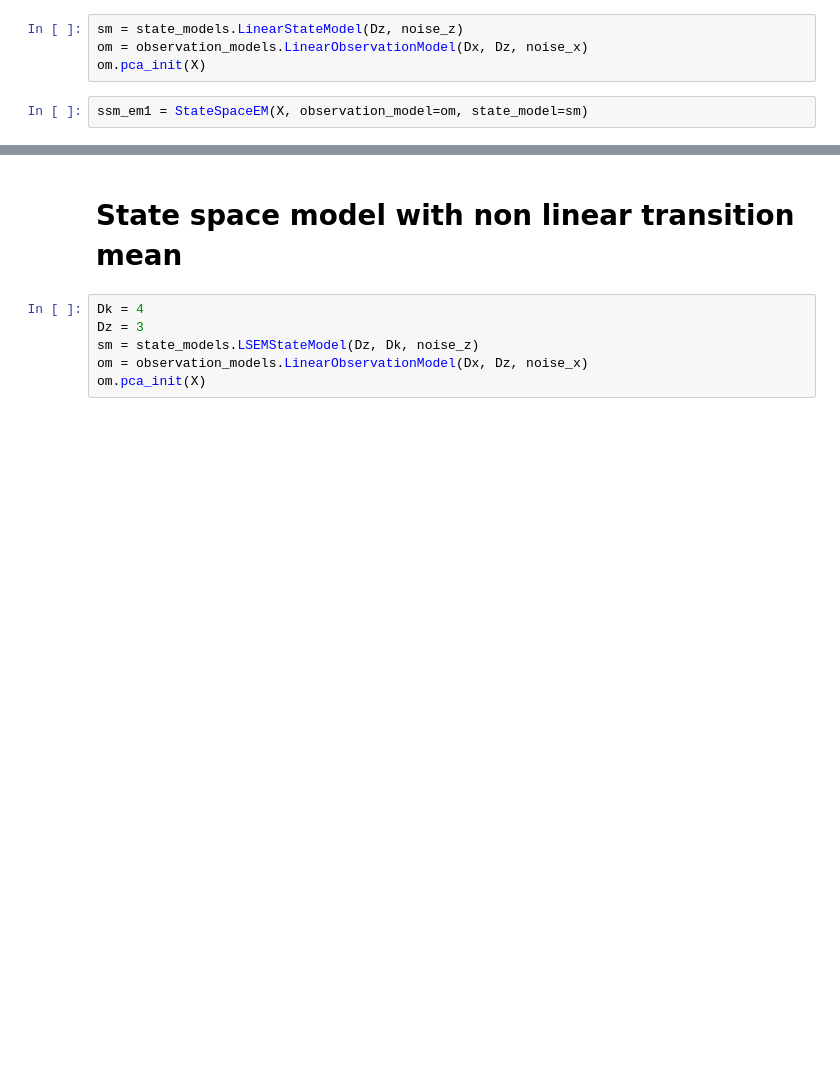
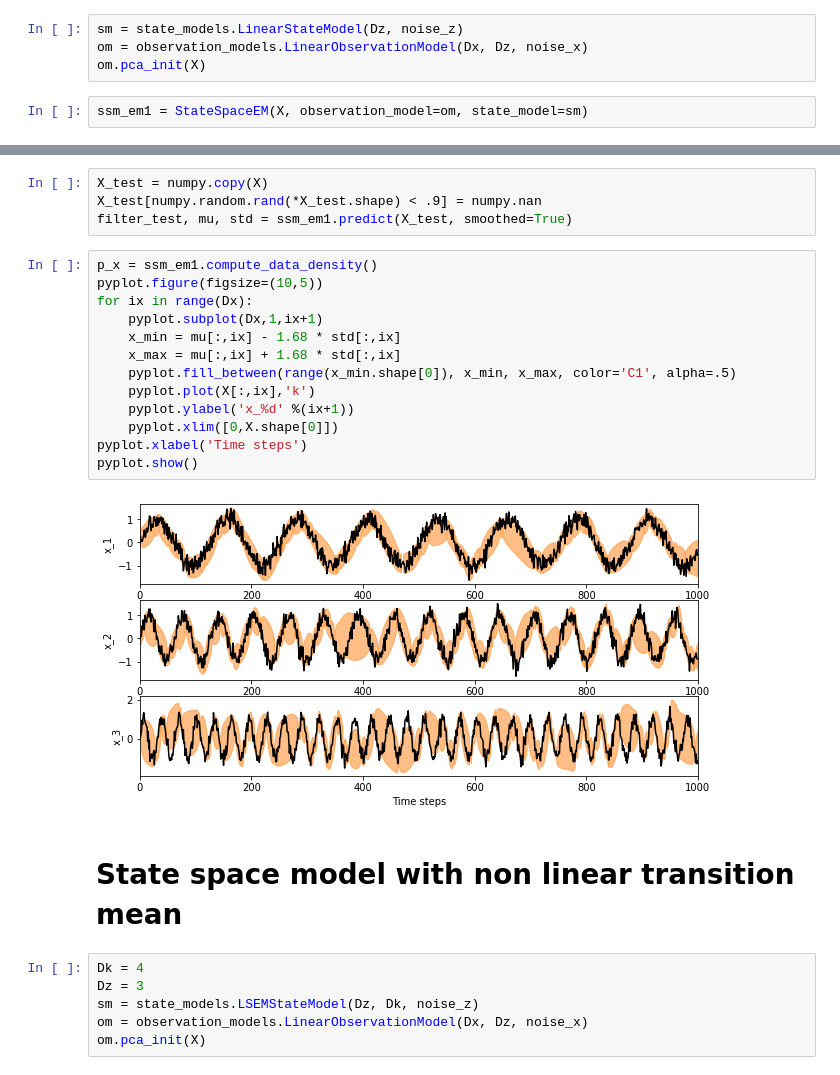
Before and after one commit to christiando/gaussian-toolbox, a Jupyter notebook: notebooks/timeseries/SSMExamples.ipynb, the cells around one changed output, grey strips where cells are left out. Cells and saved outputs as stored; diff of their text form; blank space fills up the shorter version.

```diff
--- a/notebooks/timeseries/SSMExamples.ipynb
+++ b/notebooks/timeseries/SSMExamples.ipynb
@@ -62,3 +62,22 @@ pyplot.show()
+# %%
+X_test = numpy.copy(X)
+X_test[numpy.random.rand(*X_test.shape) < .9] = numpy.nan
+filter_test, mu, std = ssm_em1.predict(X_test, smoothed=True)
+# %%
+p_x = ssm_em1.compute_data_density()
+pyplot.figure(figsize=(10,5))
+for ix in range(Dx):
+    pyplot.subplot(Dx,1,ix+1)
+    x_min = mu[:,ix] - 1.68 * std[:,ix]
+    x_max = mu[:,ix] + 1.68 * std[:,ix]
+    pyplot.fill_between(range(x_min.shape[0]), x_min, x_max, color='C1', alpha=.5)
+    pyplot.plot(X[:,ix],'k')
+    pyplot.ylabel('x_%d' %(ix+1))
+    pyplot.xlim([0,X.shape[0]])
+pyplot.xlabel('Time steps')
+pyplot.show()
+# %% [output]
+[figure, added]
 # %% [markdown]
 # State space model with non linear transition mean
 # %%
```
Also changed, not shown: parts of 31 cells of this notebook.
